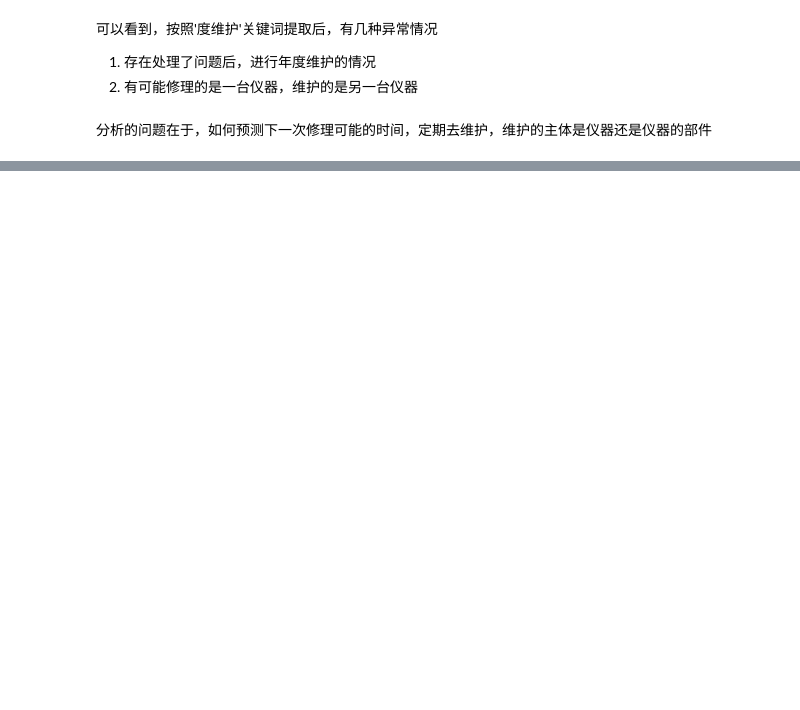
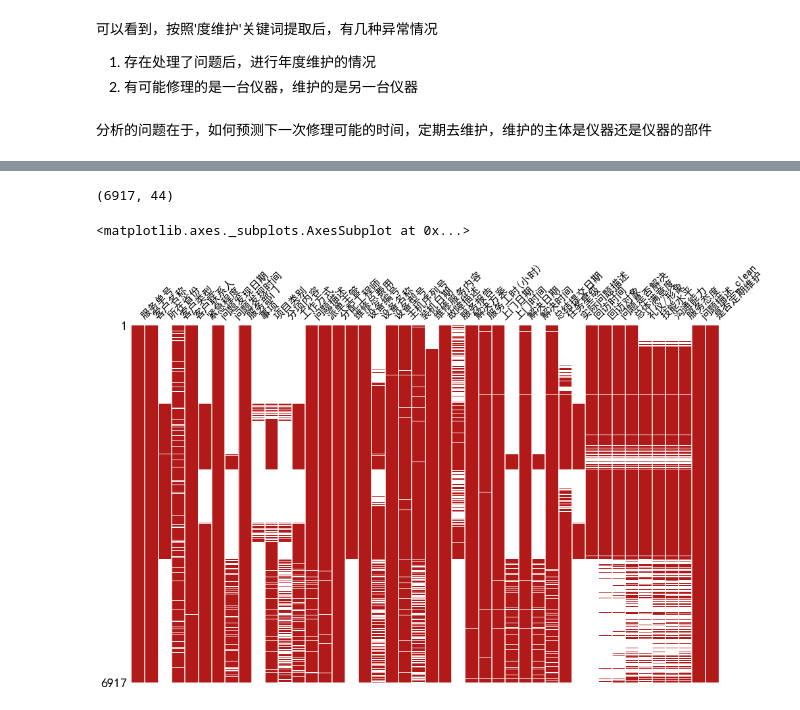
Before and after one commit to clouwer/nlpnotebook, a Jupyter notebook: projects/Biosan-service-upgrade-2019/ipy/EDA.ipynb, the cells around one changed output, grey strips where cells are left out. Saved outputs shown, nothing was run; the diff lists cells and outputs as text; code cells hidden in the pictures; blank space fills up the shorter version.

```diff
--- a/projects/Biosan-service-upgrade-2019/ipy/EDA.ipynb
+++ b/projects/Biosan-service-upgrade-2019/ipy/EDA.ipynb
@@ -128,0 +246,10 @@ leica软件生成xml文件，包含病人信息及图像信息；Lis直接调用
+# %%
+data.shape
+# %% [output]
+(6917, 44)
+# %%
+msno.matrix(data,figsize=(16, 10),color=(0.7, 0.1, 0.1),filter='bottom',sparkline=False)
+# plt.savefig('{}NA_origin_eda.png'.format(config.savefig_path))
+# %% [output]
+<matplotlib.axes._subplots.AxesSubplot at 0x...>
+[figure, added]
```
Also changed, not shown: parts of 25 cells of this notebook, 7 other files.
